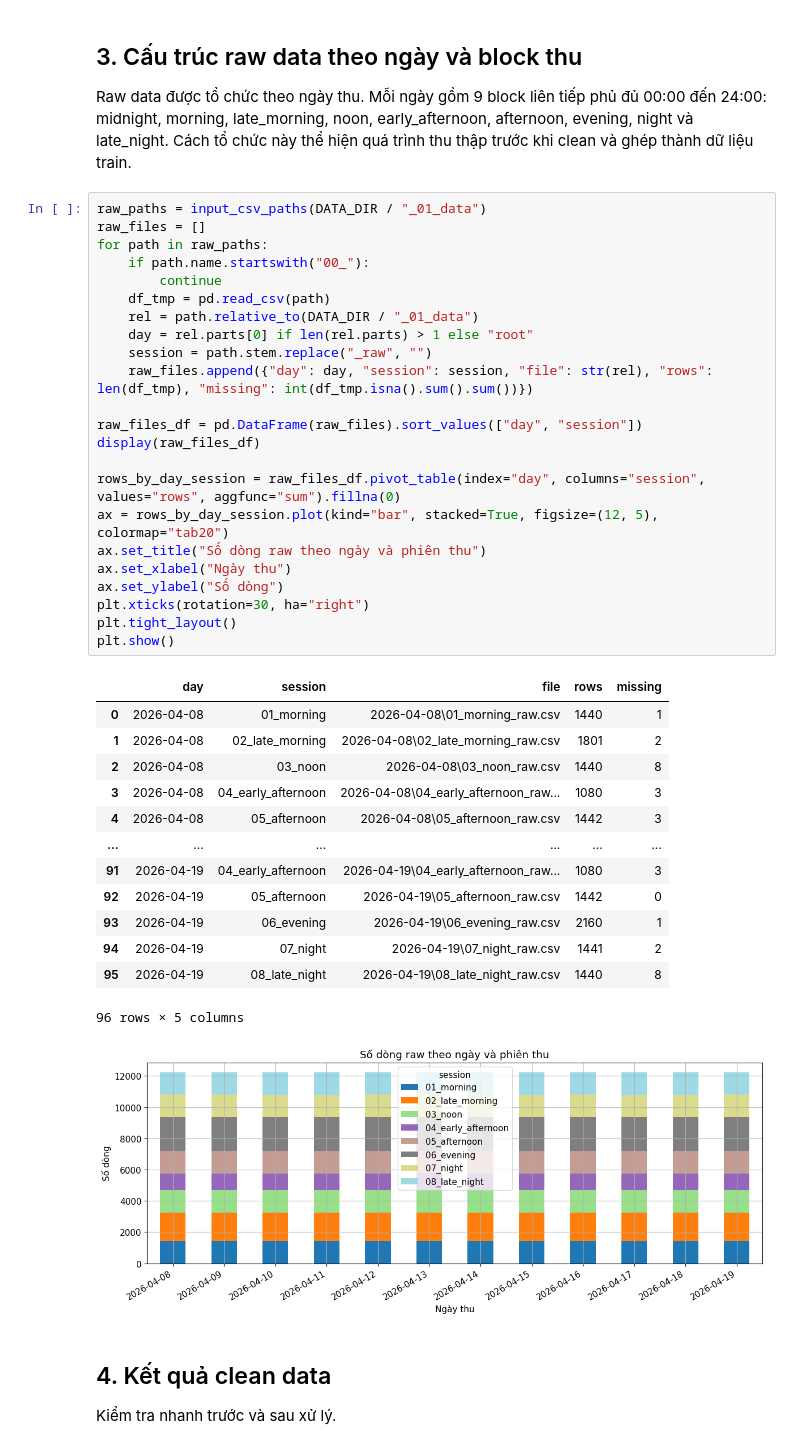
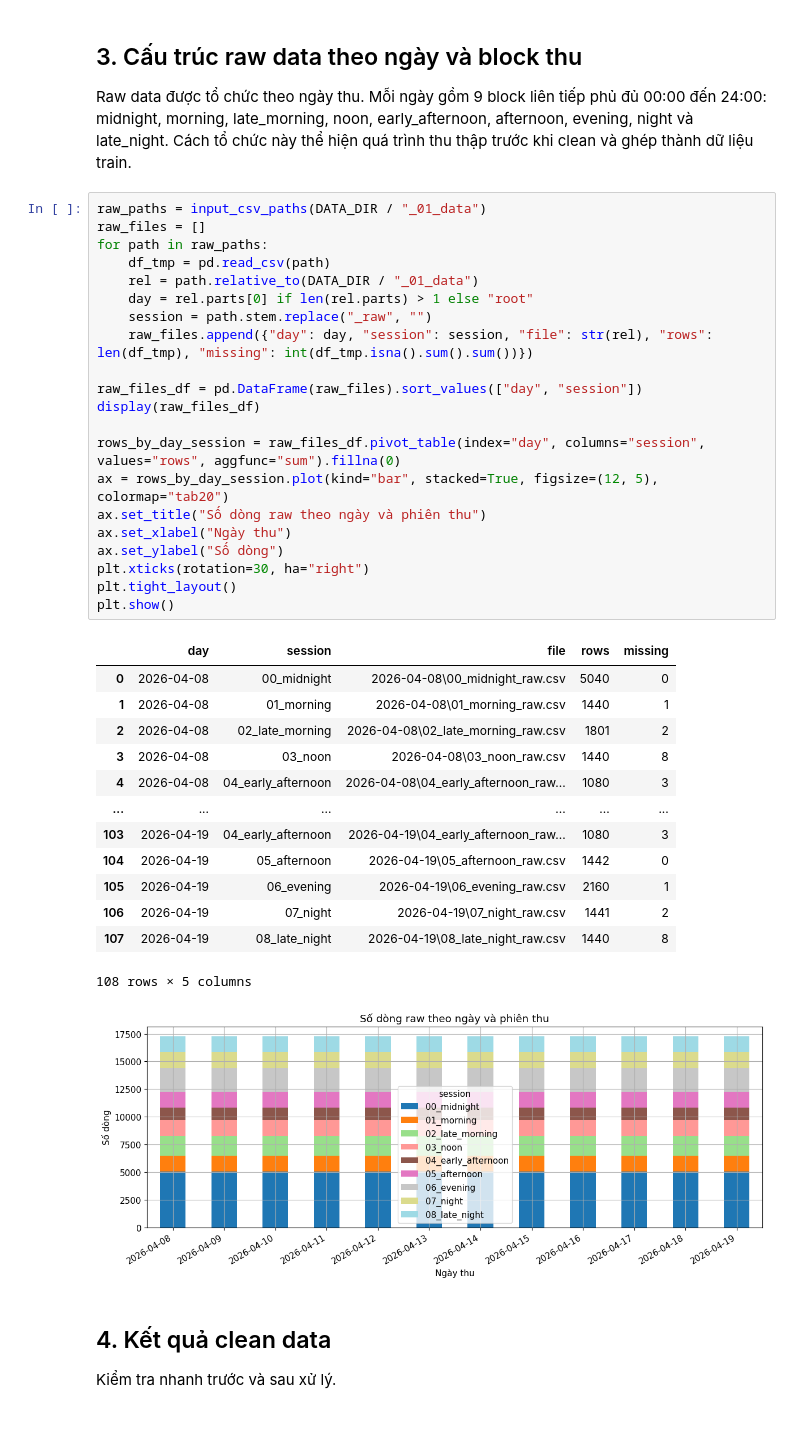
Before and after one commit to TrisMinh/ARX-Model, a Jupyter notebook: ARX_DO_BY_SELF/notebooks/bao_cao_arx_5s_mini_greenhouse.ipynb, the cells around one changed output. Drawn from its saved outputs; the diff is of its cells as text.

```diff
--- a/ARX_DO_BY_SELF/notebooks/bao_cao_arx_5s_mini_greenhouse.ipynb
+++ b/ARX_DO_BY_SELF/notebooks/bao_cao_arx_5s_mini_greenhouse.ipynb
@@ -104,41 +106,39 @@ Raw data được tổ chức theo ngày thu. Mỗi ngày gồm 9 block liên ti
 # %%
 raw_paths = input_csv_paths(DATA_DIR / "_01_data")
 raw_files = []
 for path in raw_paths:
-    if path.name.startswith("00_"):
-        continue
     df_tmp = pd.read_csv(path)
     rel = path.relative_to(DATA_DIR / "_01_data")
     day = rel.parts[0] if len(rel.parts) > 1 else "root"
     session = path.stem.replace("_raw", "")
     raw_files.append({"day": day, "session": session, "file": str(rel), "rows": len(df_tmp), "missing": int(df_tmp.isna().sum().sum())})
 
 raw_files_df = pd.DataFrame(raw_files).sort_values(["day", "session"])
 display(raw_files_df)
 
 rows_by_day_session = raw_files_df.pivot_table(index="day", columns="session", values="rows", aggfunc="sum").fillna(0)
 ax = rows_by_day_session.plot(kind="bar", stacked=True, figsize=(12, 5), colormap="tab20")
 ax.set_title("Số dòng raw theo ngày và phiên thu")
 ax.set_xlabel("Ngày thu")
 ax.set_ylabel("Số dòng")
 plt.xticks(rotation=30, ha="right")
 plt.tight_layout()
 plt.show()
 # %% [output]
 |  | day | session | file | rows | missing |
-| 0 | 2026-04-08 | 01_morning | 2026-04-08\01_morning_raw.csv | 1440 | 1 |
-| 1 | 2026-04-08 | 02_late_morning | 2026-04-08\02_late_morning_raw.csv | 1801 | 2 |
-| 2 | 2026-04-08 | 03_noon | 2026-04-08\03_noon_raw.csv | 1440 | 8 |
-| 3 | 2026-04-08 | 04_early_afternoon | 2026-04-08\04_early_afternoon_raw... | 1080 | 3 |
-| 4 | 2026-04-08 | 05_afternoon | 2026-04-08\05_afternoon_raw.csv | 1442 | 3 |
+| 0 | 2026-04-08 | 00_midnight | 2026-04-08\00_midnight_raw.csv | 5040 | 0 |
+| 1 | 2026-04-08 | 01_morning | 2026-04-08\01_morning_raw.csv | 1440 | 1 |
+| 2 | 2026-04-08 | 02_late_morning | 2026-04-08\02_late_morning_raw.csv | 1801 | 2 |
+| 3 | 2026-04-08 | 03_noon | 2026-04-08\03_noon_raw.csv | 1440 | 8 |
+| 4 | 2026-04-08 | 04_early_afternoon | 2026-04-08\04_early_afternoon_raw... | 1080 | 3 |
 | ... | ... | ... | ... | ... | ... |
-| 91 | 2026-04-19 | 04_early_afternoon | 2026-04-19\04_early_afternoon_raw... | 1080 | 3 |
-| 92 | 2026-04-19 | 05_afternoon | 2026-04-19\05_afternoon_raw.csv | 1442 | 0 |
-| 93 | 2026-04-19 | 06_evening | 2026-04-19\06_evening_raw.csv | 2160 | 1 |
-| 94 | 2026-04-19 | 07_night | 2026-04-19\07_night_raw.csv | 1441 | 2 |
-| 95 | 2026-04-19 | 08_late_night | 2026-04-19\08_late_night_raw.csv | 1440 | 8 |
+| 103 | 2026-04-19 | 04_early_afternoon | 2026-04-19\04_early_afternoon_raw... | 1080 | 3 |
+| 104 | 2026-04-19 | 05_afternoon | 2026-04-19\05_afternoon_raw.csv | 1442 | 0 |
+| 105 | 2026-04-19 | 06_evening | 2026-04-19\06_evening_raw.csv | 2160 | 1 |
+| 106 | 2026-04-19 | 07_night | 2026-04-19\07_night_raw.csv | 1441 | 2 |
+| 107 | 2026-04-19 | 08_late_night | 2026-04-19\08_late_night_raw.csv | 1440 | 8 |
-96 rows × 5 columns
+108 rows × 5 columns
-[figure, old version]
+[figure, new version]
 # %% [markdown]
 ## 4. Kết quả clean data
 
```
Also changed, not shown: parts of 11 cells of this notebook, 54 other files.
